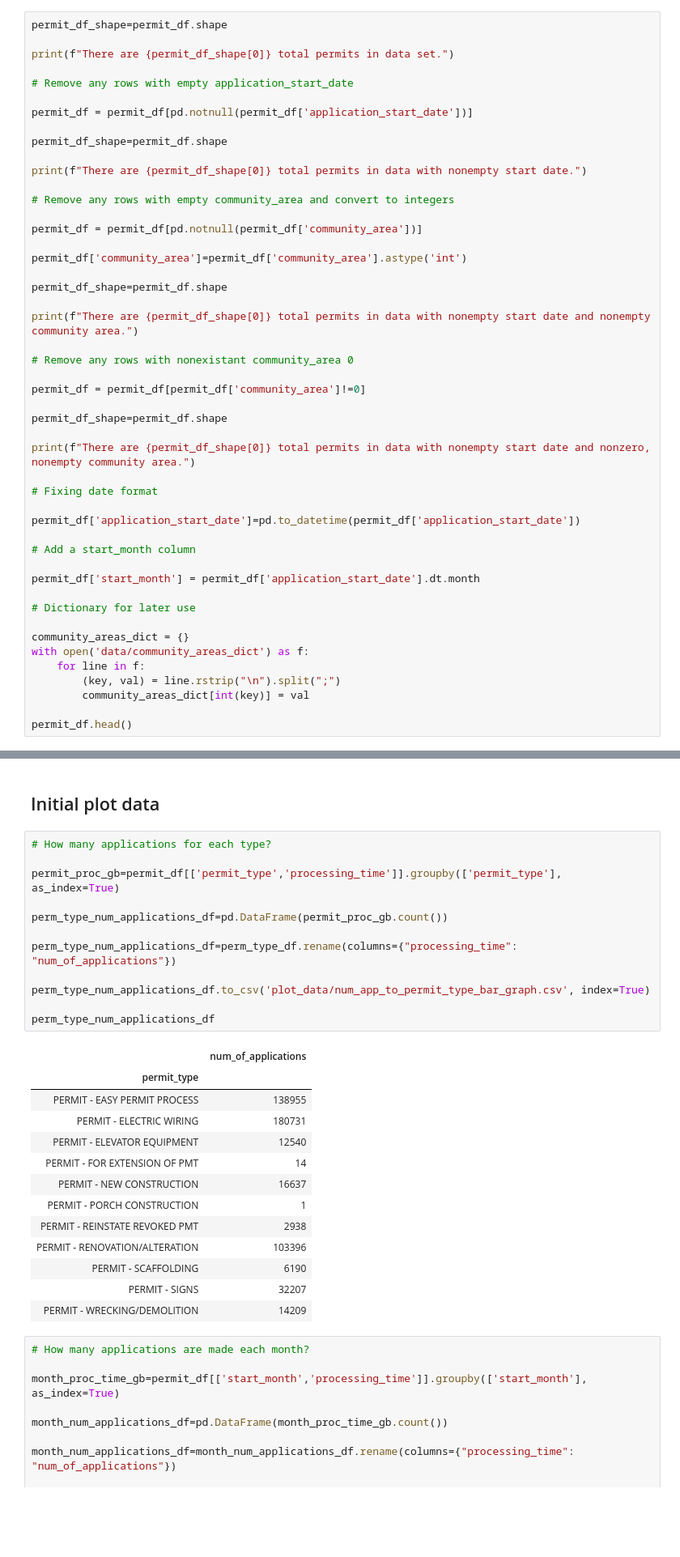
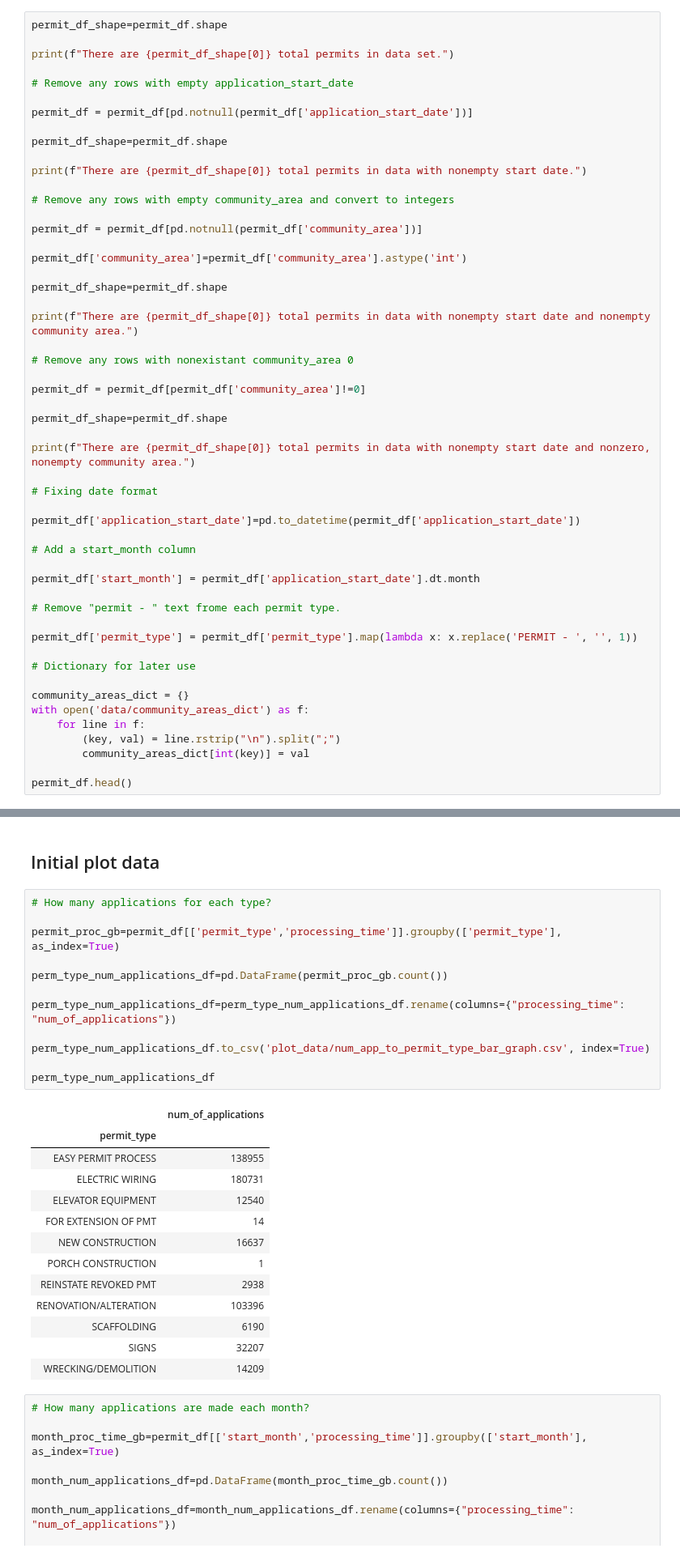
Before and after one commit to mahoneyjam/Project_1, a Jupyter notebook: data_wrangling.ipynb, the cells around one changed output, grey strips where cells are left out. Shown: that part at 81% size. Cells and saved outputs as stored; diff of their text form; blank space fills up the shorter version.

Commit message:
Updated data cleaning to remove PERMIT - text

```diff
--- a/data_wrangling.ipynb
+++ b/data_wrangling.ipynb
@@ -95,6 +95,10 @@ permit_df['application_start_date']=pd.to_datetime(permit_df['application_start_
 
 permit_df['start_month'] = permit_df['application_start_date'].dt.month
 
+# Remove "permit - " text frome each permit type.
+
+permit_df['permit_type'] = permit_df['permit_type'].map(lambda x: x.replace('PERMIT - ', '', 1))
+
 # Dictionary for later use
 
 community_areas_dict = {}
@@ -134,29 +138,29 @@ There are 201609 easy web permits
 # %%
 # How many applications for each type?
 
 permit_proc_gb=permit_df[['permit_type','processing_time']].groupby(['permit_type'], as_index=True)
 
 perm_type_num_applications_df=pd.DataFrame(permit_proc_gb.count())
 
-perm_type_num_applications_df=perm_type_df.rename(columns={"processing_time": "num_of_applications"})
+perm_type_num_applications_df=perm_type_num_applications_df.rename(columns={"processing_time": "num_of_applications"})
 
 perm_type_num_applications_df.to_csv('plot_data/num_app_to_permit_type_bar_graph.csv', index=True)
 
 perm_type_num_applications_df
 # %% [output]
 |  | num_of_applications |
 | permit_type |  |
-| PERMIT - EASY PERMIT PROCESS | 138955 |
-| PERMIT - ELECTRIC WIRING | 180731 |
-| PERMIT - ELEVATOR EQUIPMENT | 12540 |
-| PERMIT - FOR EXTENSION OF PMT | 14 |
-| PERMIT - NEW CONSTRUCTION | 16637 |
-| PERMIT - PORCH CONSTRUCTION | 1 |
-| PERMIT - REINSTATE REVOKED PMT | 2938 |
-| PERMIT - RENOVATION/ALTERATION | 103396 |
-| PERMIT - SCAFFOLDING | 6190 |
-| PERMIT - SIGNS | 32207 |
-| PERMIT - WRECKING/DEMOLITION | 14209 |
+| EASY PERMIT PROCESS | 138955 |
+| ELECTRIC WIRING | 180731 |
+| ELEVATOR EQUIPMENT | 12540 |
+| FOR EXTENSION OF PMT | 14 |
+| NEW CONSTRUCTION | 16637 |
+| PORCH CONSTRUCTION | 1 |
+| REINSTATE REVOKED PMT | 2938 |
+| RENOVATION/ALTERATION | 103396 |
+| SCAFFOLDING | 6190 |
+| SIGNS | 32207 |
+| WRECKING/DEMOLITION | 14209 |
 # %%
 # How many applications are made each month?
 
```
Also changed, not shown: parts of 12 cells of this notebook.
